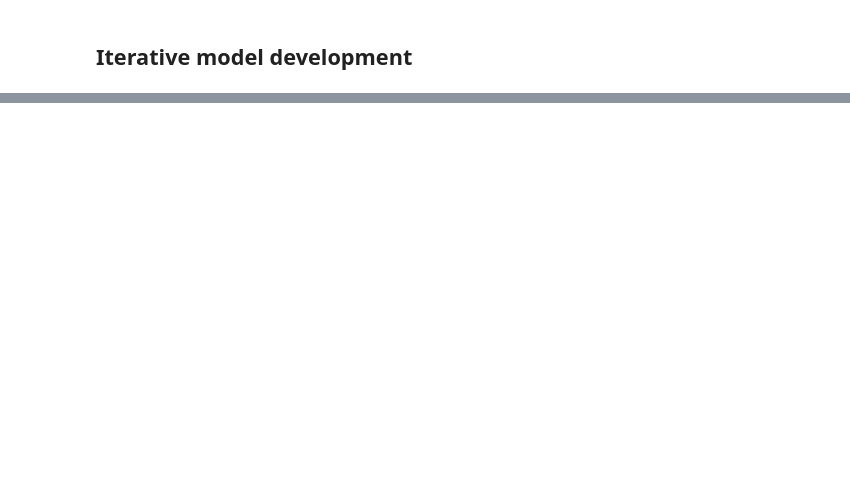
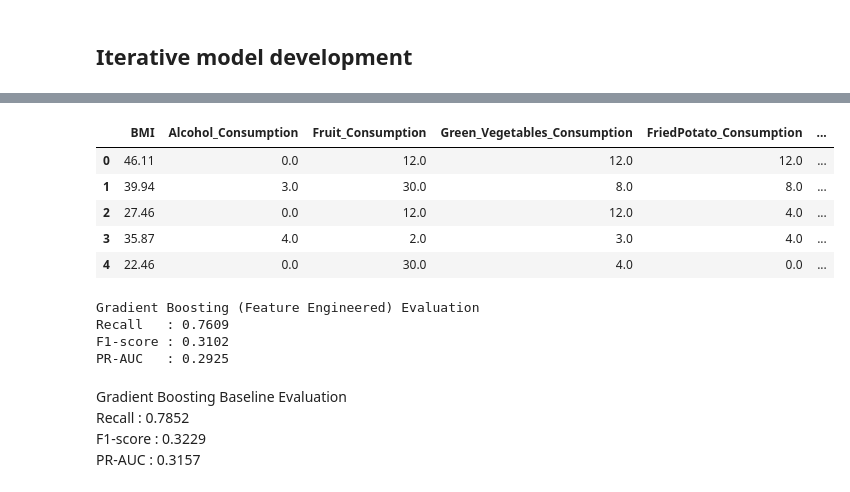
Before and after one commit to Jared-Tenebris/mldp-jared, a Jupyter notebook: cardiovascular_health.ipynb, the cells around one changed output, grey strips where cells are left out. Drawn from its saved outputs; the diff is of its cells as text; code cells hidden in the pictures; blank space fills up the shorter version.

```diff
--- a/cardiovascular_health.ipynb
+++ b/cardiovascular_health.ipynb
@@ -1112,0 +1136,38 @@ X = X.drop(columns=["Height_(cm)", "Weight_(kg)"])
+# %%
+## Create broader age groups from one-hot Age_Category_* columns, then drop the originals
+
+age_cols = [c for c in X_fe.columns if c.startswith("Age_Category_")]
+
+## Map each one-hot age bin to a broader risk band
+age_to_band = {
+    "Age_Category_25-29": "Young",
+    "Age_Category_30-34": "Young",
+    "Age_Category_35-39": "Young",
+    "Age_Category_40-44": "Middle",
+    "Age_Category_45-49": "Middle",
+    "Age_Category_50-54": "Middle",
+    "Age_Category_55-59": "Senior",
+    "Age_Category_60-64": "Senior",
+    "Age_Category_65-69": "Senior",
+    "Age_Category_70-74": "Elderly",
+    "Age_Category_75-79": "Elderly",
+    "Age_Category_80+":   "Elderly",
+}
+
+def infer_age_band(row):
+    # Find the active one-hot column (value == 1)
+    active = [c for c in age_cols if row.get(c, 0) == 1]
+    if not active:
+        return np.nan
+    # In case of weird data with multiple actives, take the first
+    return age_to_band.get(active[0], np.nan)
+
+if age_cols:
+    X_fe["Age_Risk_Group"] = X_fe.apply(infer_age_band, axis=1)
+
+    # One-hot encode the new broader group (keeps it numeric for sklearn)
+    age_band_dummies = pd.get_dummies(X_fe["Age_Risk_Group"], prefix="Age_Risk_Group", drop_first=True)
+    X_fe = pd.concat([X_fe.drop(columns=["Age_Risk_Group"]), age_band_dummies], axis=1)
+
+    # Drop original fine-grained age one-hot columns
+    X_fe.drop(columns=age_cols, inplace=True, errors="ignore")
@@ -1112,0 +1190,13 @@ X = X.drop(columns=["Height_(cm)", "Weight_(kg)"])
+# %%
+## Remove redundant columns (Height/Weight) since BMI is already present
+X_fe.drop(["Height_(cm)", "Weight_(kg)"], axis=1, inplace=True)
+
+## Check
+X_fe.head()
+# %% [output]
+|  | BMI | Alcohol_Consumption | Fruit_Consumption | Green_Vegetables_Consumption | FriedPotato_Consumption | ... |
+| 0 | 46.11 | 0.0 | 12.0 | 12.0 | 12.0 | ... |
+| 1 | 39.94 | 3.0 | 30.0 | 8.0 | 8.0 | ... |
+| 2 | 27.46 | 0.0 | 12.0 | 12.0 | 4.0 | ... |
+| 3 | 35.87 | 4.0 | 2.0 | 3.0 | 4.0 | ... |
+| 4 | 22.46 | 0.0 | 30.0 | 4.0 | 0.0 | ... |
@@ -1112,0 +1218,29 @@ X = X.drop(columns=["Height_(cm)", "Weight_(kg)"])
+# %%
+## Feature-engineered Gradient Boosting (balanced via sample_weight)
+gbt_fe = GradientBoostingClassifier(n_estimators=100, random_state=2026)
+
+weights_fe = compute_sample_weight(class_weight="balanced", y=y_train_fe)
+gbt_fe.fit(X_train_fe, y_train_fe, sample_weight=weights_fe)
+
+y_pred_gbt_fe = gbt_fe.predict(X_test_fe)
+y_prob_gbt_fe = gbt_fe.predict_proba(X_test_fe)[:, 1]
+
+recall_fe = recall_score(y_test_fe, y_pred_gbt_fe)
+f1_fe = f1_score(y_test_fe, y_pred_gbt_fe)
+pr_auc_fe = average_precision_score(y_test_fe, y_prob_gbt_fe)
+
+print("Gradient Boosting (Feature Engineered) Evaluation")
+print_toggle = True
+print(f"Recall   : {recall_fe:.4f}")
+print(f"F1-score : {f1_fe:.4f}")
+print(f"PR-AUC   : {pr_auc_fe:.4f}")
+# %% [output]
+Gradient Boosting (Feature Engineered) Evaluation
+Recall   : 0.7609
+F1-score : 0.3102
+PR-AUC   : 0.2925
+# %% [markdown]
+Gradient Boosting Baseline Evaluation <br>
+Recall   : 0.7852<br>
+F1-score : 0.3229<br>
+PR-AUC   : 0.3157<br>
```
Also changed, not shown: parts of 46 cells of this notebook.
